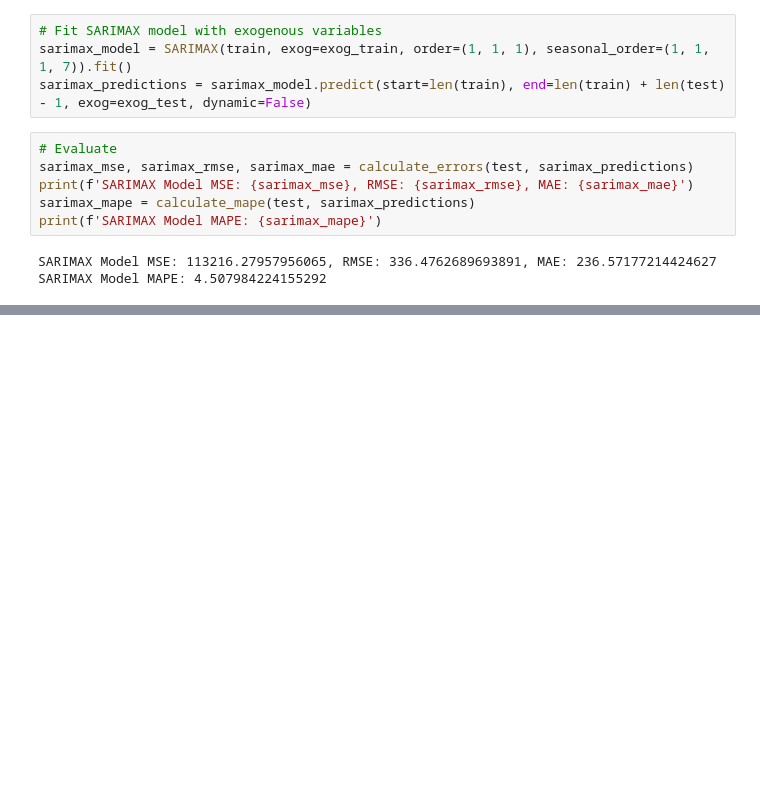
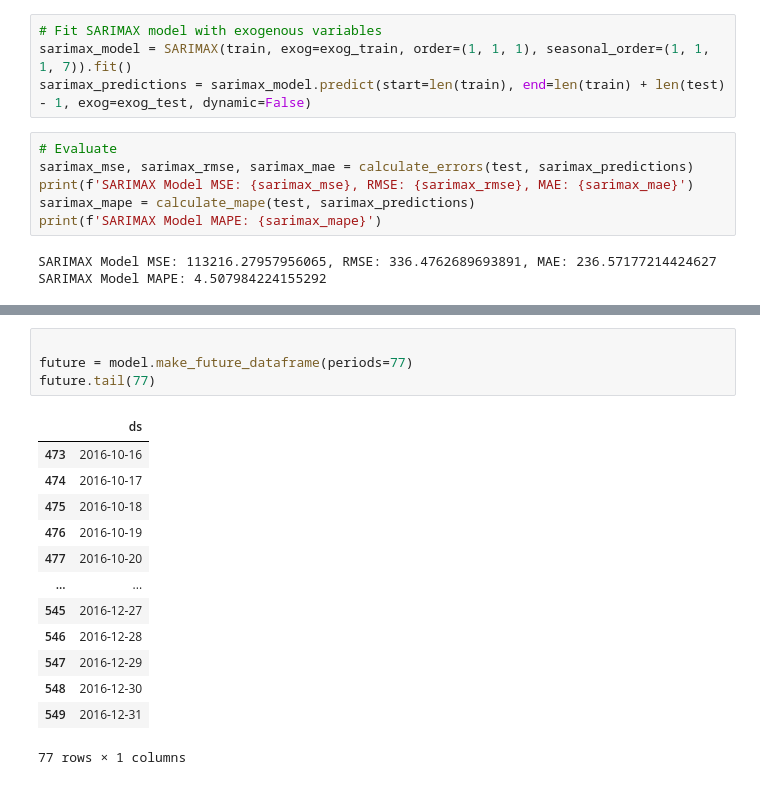
Before and after one commit to atomikkus/time_series, a Jupyter notebook: adease.ipynb, the cells around one changed output, grey strips where cells are left out. Drawn from its saved outputs; the diff is of its cells as text; blank space fills up the shorter version.

```diff
--- a/adease.ipynb
+++ b/adease.ipynb
@@ -490,0 +495,18 @@ import prophet as pt
+# %%
+
+future = model.make_future_dataframe(periods=77)
+future.tail(77)
+# %% [output]
+|  | ds |
+| 473 | 2016-10-16 |
+| 474 | 2016-10-17 |
+| 475 | 2016-10-18 |
+| 476 | 2016-10-19 |
+| 477 | 2016-10-20 |
+| ... | ... |
+| 545 | 2016-12-27 |
+| 546 | 2016-12-28 |
+| 547 | 2016-12-29 |
+| 548 | 2016-12-30 |
+| 549 | 2016-12-31 |
+77 rows × 1 columns
```
Also changed, not shown: parts of 8 cells of this notebook.
